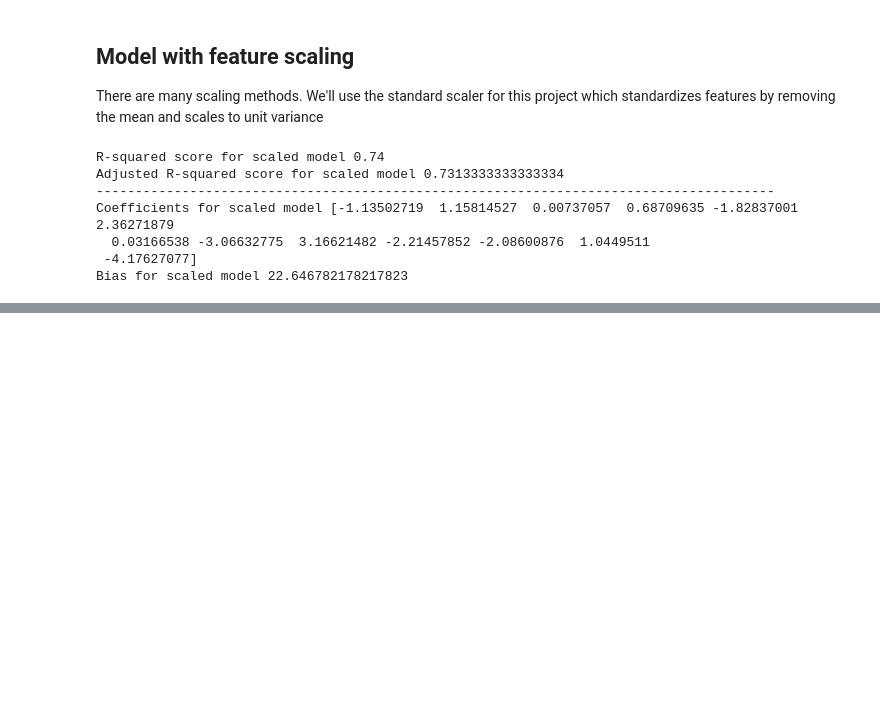
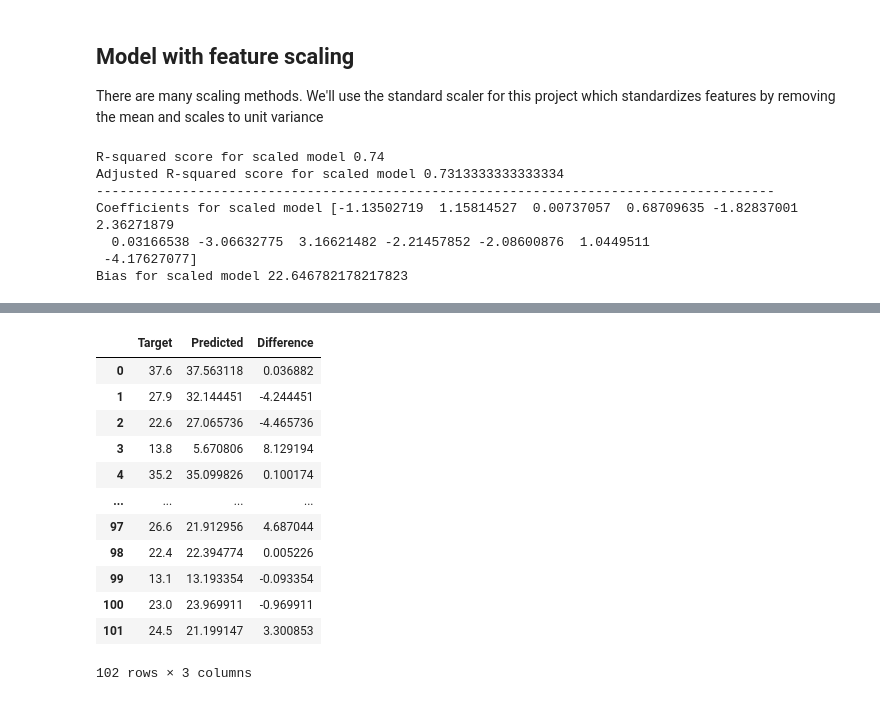
Before and after one commit to Tashhfia/Boston-House-Prices, a Jupyter notebook: house-price-prediction.ipynb, the cells around one changed output, grey strips where cells are left out. Cells and saved outputs as stored; diff of their text form; code cells hidden in the pictures; blank space fills up the shorter version.

```diff
--- a/house-price-prediction.ipynb
+++ b/house-price-prediction.ipynb
@@ -189,0 +216,21 @@ Text(0.5, 1.0, 'Actual Prices vs Predicted prices')
+# %%
+res =  pd.DataFrame(y_test)
+res.rename(columns={"MEDV":"Target"}, inplace = True)
+
+res['Predicted'] = y_pred
+res["Difference"] = (res["Target"] - res['Predicted'])
+res.reset_index(drop=True)
+# %% [output]
+|  | Target | Predicted | Difference |
+| 0 | 37.6 | 37.563118 | 0.036882 |
+| 1 | 27.9 | 32.144451 | -4.244451 |
+| 2 | 22.6 | 27.065736 | -4.465736 |
+| 3 | 13.8 | 5.670806 | 8.129194 |
+| 4 | 35.2 | 35.099826 | 0.100174 |
+| ... | ... | ... | ... |
+| 97 | 26.6 | 21.912956 | 4.687044 |
+| 98 | 22.4 | 22.394774 | 0.005226 |
+| 99 | 13.1 | 13.193354 | -0.093354 |
+| 100 | 23.0 | 23.969911 | -0.969911 |
+| 101 | 24.5 | 21.199147 | 3.300853 |
+102 rows × 3 columns
```
Also changed, not shown: parts of 4 cells of this notebook.
